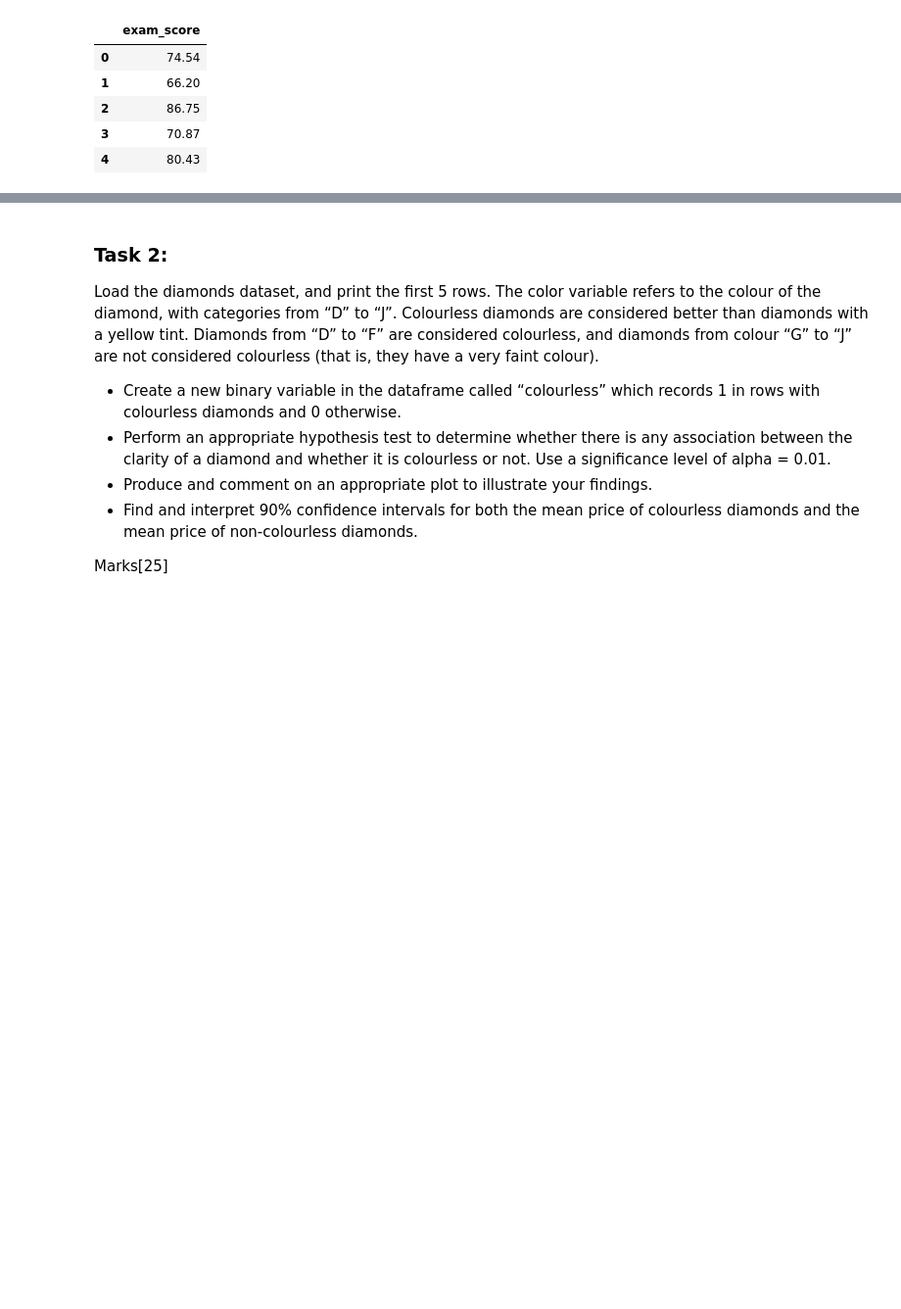
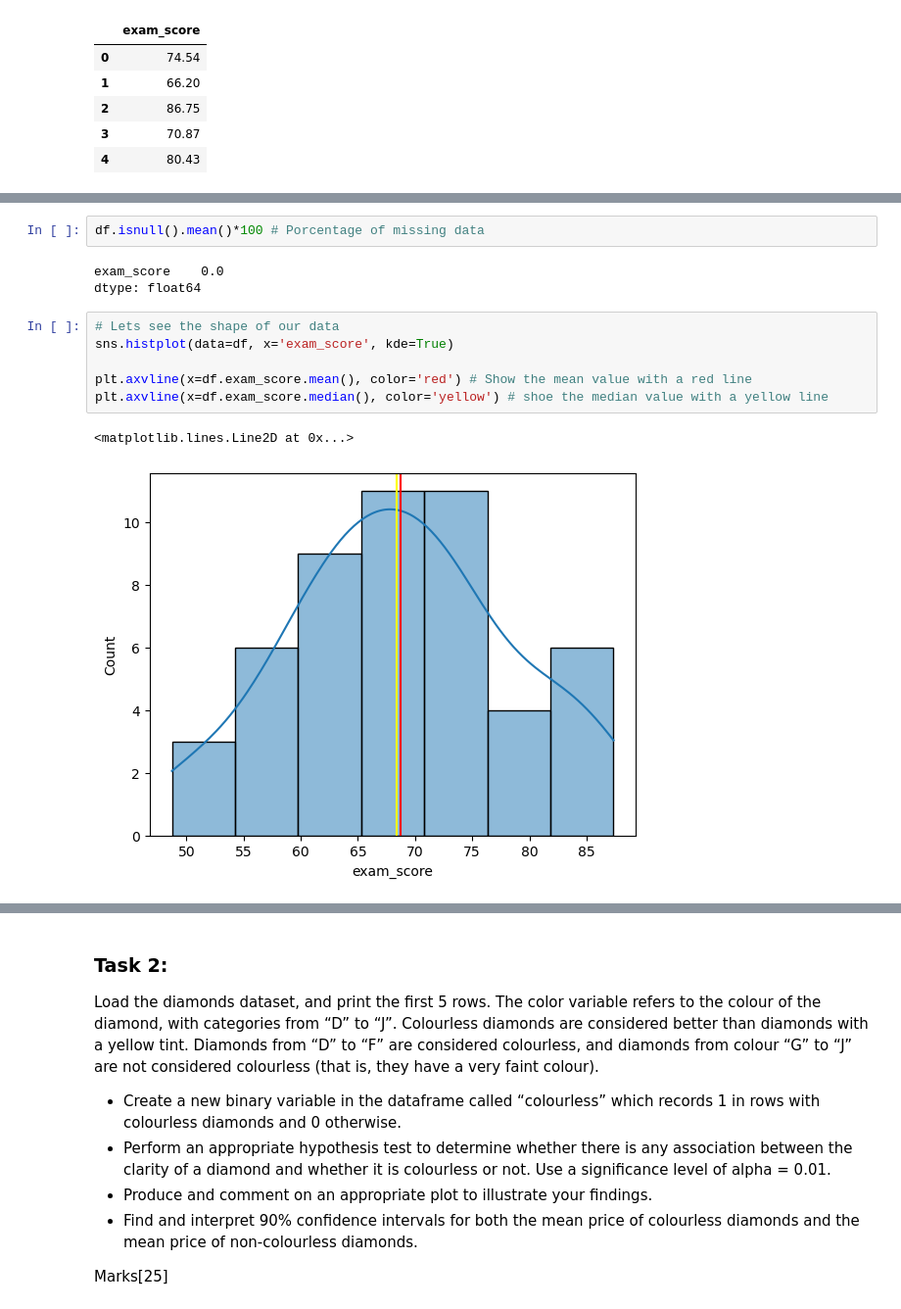
Before and after one commit to LeopoldoCCT/StatsTechData, a Jupyter notebook: Stats_CA2/StatsTechData_CA2_LeopoldoRojoRomero.ipynb, the cells around one changed output, grey strips where cells are left out. Shown at 98% size. Saved outputs shown, nothing was run; the diff lists cells and outputs as text; blank space fills up the shorter version.

```diff
--- a/Stats_CA2/StatsTechData_CA2_LeopoldoRojoRomero.ipynb
+++ b/Stats_CA2/StatsTechData_CA2_LeopoldoRojoRomero.ipynb
@@ -30,0 +67,14 @@ df.head()
+# %%
+df.isnull().mean()*100 # Porcentage of missing data
+# %% [output]
+exam_score    0.0
+dtype: float64
+# %%
+# Lets see the shape of our data
+sns.histplot(data=df, x='exam_score', kde=True)
+
+plt.axvline(x=df.exam_score.mean(), color='red') # Show the mean value with a red line
+plt.axvline(x=df.exam_score.median(), color='yellow') # shoe the median value with a yellow line
+# %% [output]
+<matplotlib.lines.Line2D at 0x...>
+[figure, added]
```
Also changed, not shown: parts of 19 cells of this notebook.
